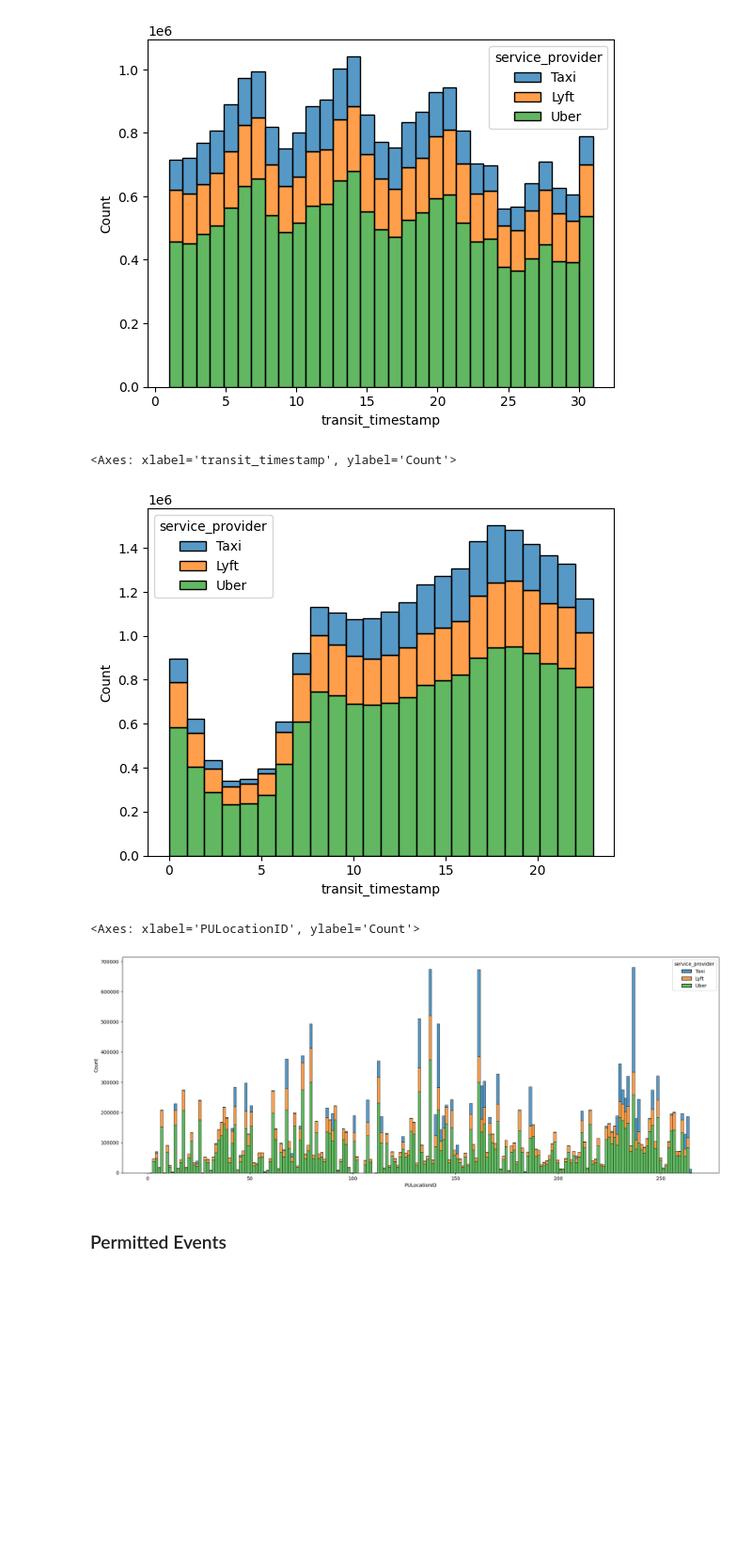
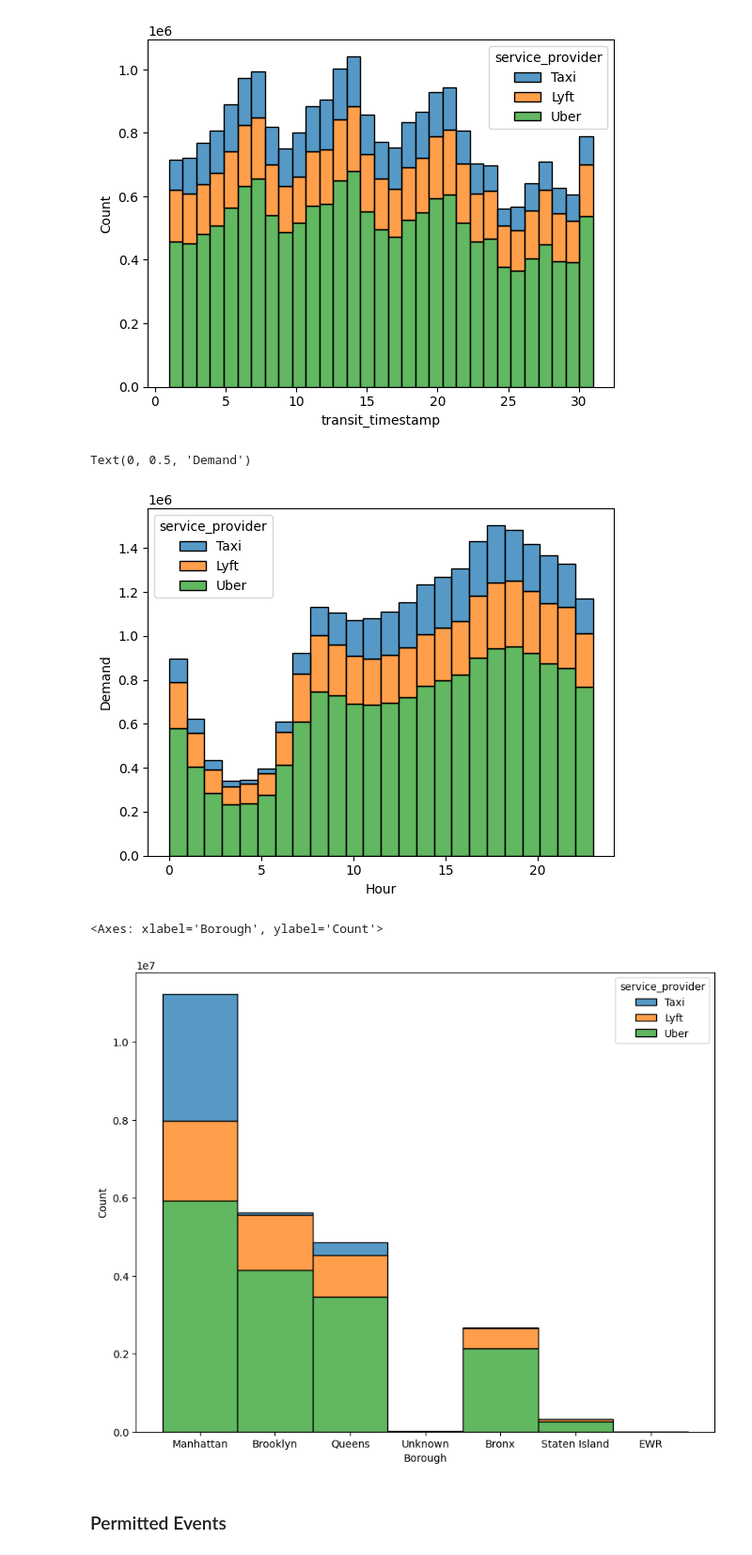
Before and after one commit to ikml-bsrn/NYC_Transportation_Demand, a Jupyter notebook: NYC_transportation_demand.ipynb, the cells around one changed output. Shown at 94% size. Cells and saved outputs as stored; diff of their text form; code cells hidden in the pictures; blank space fills up the shorter version.

```diff
--- a/NYC_transportation_demand.ipynb
+++ b/NYC_transportation_demand.ipynb
@@ -147,6 +149,9 @@ taxi_trip_df.head(10)
 | 9 | 2 | 2024-12-01 00:00:21 | 2024-12-01 00:05:27 | 2.0 | 0.72 | 1.0 | ... |
 | 10 | 2 | 2024-12-01 00:07:13 | 2024-12-01 00:20:57 | 2.0 | 3.54 | 1.0 | ... |
 # %%
+#Create a copy from original DF
+fhv_trip_df = fhv_original_df.copy()
+
 fhv_trip_df = fhv_trip_df.loc[
     (fhv_trip_df['request_datetime'].dt.year == 2024) &
     (fhv_trip_df['request_datetime'].dt.month == 12)
@@ -191,7 +201,7 @@ fhv_trip_df.drop(columns=['hvfhs_license_num',
                           'dispatching_base_num','originating_base_num',
                           'shared_request_flag','shared_match_flag','access_a_ride_flag',
                           'wav_request_flag','wav_match_flag','DOLocationID','on_scene_datetime','dropoff_datetime','trip_miles','trip_time',
-                          'base_passenger_fare','tolls','bcf','sales_tax','tips','driver_pay','airport_fee'
+                          'base_passenger_fare','tolls','bcf','sales_tax','tips','driver_pay','airport_fee','congestion_surcharge'
                           ],
                           inplace=True)
 
@@ -234,6 +276,7 @@ taxi_trip_df.head(10)
 | 9 | 2 | 2024-12-01 00:00:21 | 2024-12-01 00:05:27 | 2.0 | 0.72 | 1.0 | ... |
 | 10 | 2 | 2024-12-01 00:07:13 | 2024-12-01 00:20:57 | 2.0 | 3.54 | 1.0 | ... |
 # %%
+
 taxi_trip_df['service_provider'] = 'Taxi' #Purpose: To fill in the 'service_provider' before joining the FHV DataFrame
 taxi_trip_df['waiting_time'] = 0.0 #Purpose: To fill in missing values before joining with the FHV DataFrame
 
@@ -246,7 +289,7 @@ taxi_trip_df.rename(columns=
 taxi_trip_df.drop(columns=['VendorID','passenger_count','store_and_fwd_flag',
                            'Airport_fee','improvement_surcharge','tolls_amount','tip_amount','mta_tax',
                            'payment_type','DOLocationID','RatecodeID','trip_distance','tpep_dropoff_datetime',
-                           'fare_amount','total_amount','extra'
+                           'fare_amount','total_amount','extra','congestion_surcharge'
                            ], inplace=True)
 
 taxi_trip_df.head(10)
@@ -441,6 +508,6 @@ event_counts_by_borough_df.head(10)
 # %%
 trips_df = taxi_trip_df.merge(fhv_trip_df, how='outer', on=[
-    'transit_timestamp','service_provider','LocationID','congestion_surcharge', 'waiting_time'
+    'transit_timestamp','service_provider','LocationID', 'waiting_time'
     ])
 
 trips_df.head(10)
@@ -532,15 +602,18 @@ sns.histplot(data=trips_df, x=trips_df['transit_timestamp'].dt.day, bins=31, hue
 [figure]
 # %%
 sns.histplot(data=trips_df, x=trips_df['transit_timestamp'].dt.hour, bins=24, hue='service_provider', multiple='stack')
+
+plt.xlabel('Hour')
+plt.ylabel('Demand')
 # %% [output]
-<Axes: xlabel='transit_timestamp', ylabel='Count'>
+Text(0, 0.5, 'Demand')
-[figure, old version]
+[figure, new version]
 # %%
-plt.figure(figsize=(22,8))
-sns.histplot(data=trips_df, x='PULocationID', hue='service_provider', bins=200, multiple='stack')
+plt.figure(figsize=(10,8))
+sns.histplot(data=trips_df, x='Borough', hue='service_provider', bins=200, multiple='stack')
 # %% [output]
-<Axes: xlabel='PULocationID', ylabel='Count'>
+<Axes: xlabel='Borough', ylabel='Count'>
-[figure, old version]
+[figure, new version]
 # %% [markdown]
 ### Permitted Events
 # %%
```
Also changed, not shown: parts of 61 cells of this notebook.
